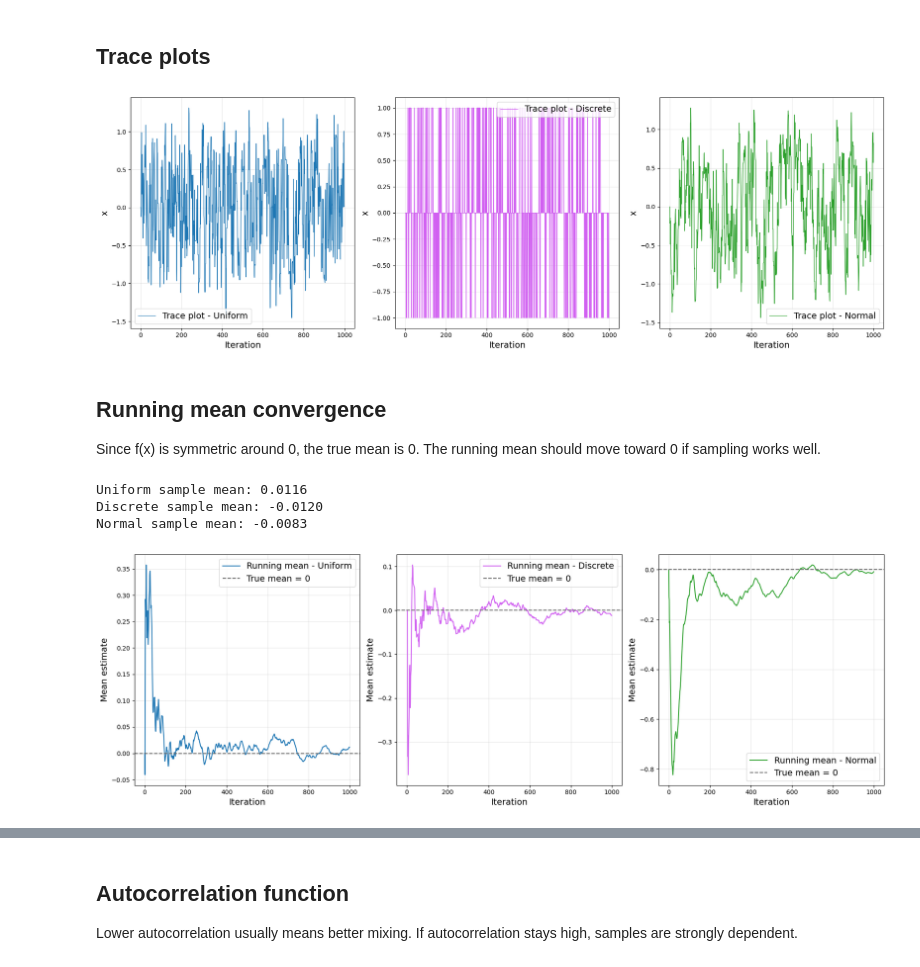
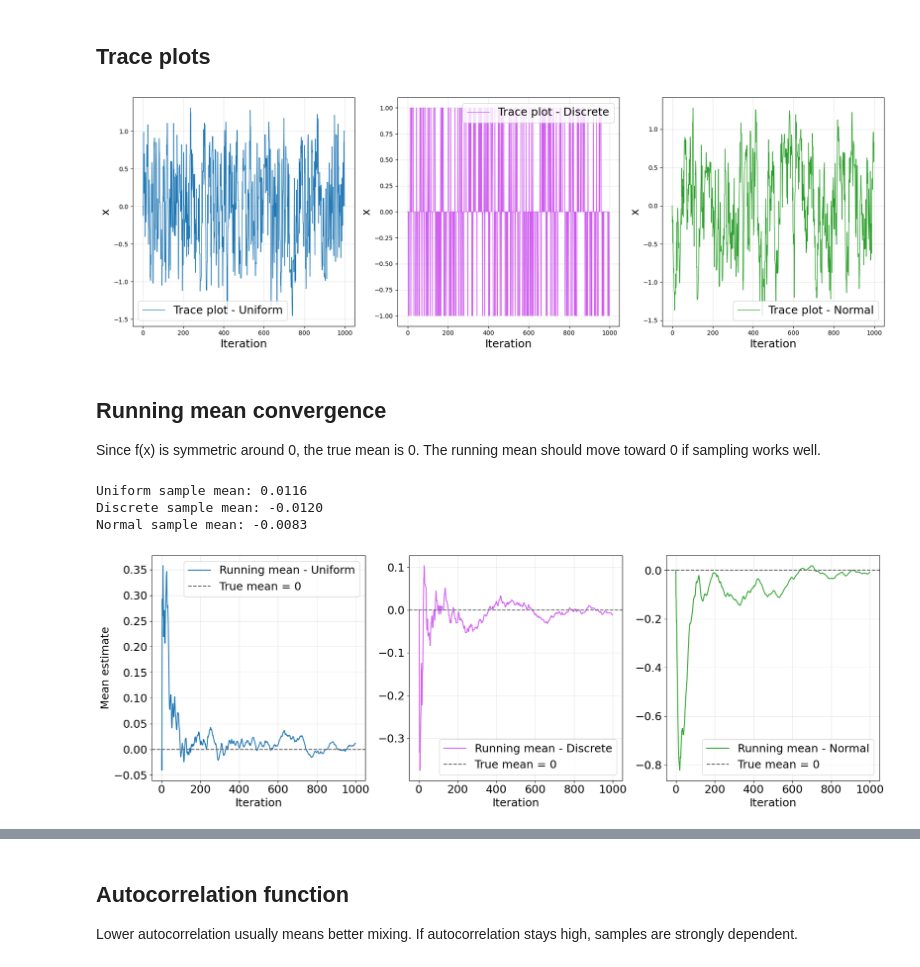
Before and after one commit to wakeupat4am/MATH4010--Advanced-Prob-Stat----Final-Project, a Jupyter notebook: Problem & Visualization/Problem 2/Problem_2.ipynb, the cells around one changed output, grey strips where cells are left out. Saved outputs shown, nothing was run; the diff lists cells and outputs as text; code cells hidden in the pictures.

Commit message:
Updated Q2 figures

```diff
--- a/Problem & Visualization/Problem 2/Problem_2.ipynb
+++ b/Problem & Visualization/Problem 2/Problem_2.ipynb
@@ -7,10 +7,10 @@ import numpy as np
 import pandas as pd
 from scipy.integrate import quad
 
-TITLE_SIZE = 20
-LABEL_SIZE = 14
-TICK_SIZE = 14
-LEGEND_SIZE = 14
+TITLE_SIZE = 24
+LABEL_SIZE = 18
+TICK_SIZE = 18
+LEGEND_SIZE = 18
 
 UNIFORM_COLOR = "#1f77b4"
 DISCRETE_COLOR = "#d160f1"
@@ -331,33 +321,35 @@ plt.tight_layout()
 plt.savefig(f"../../Figures/trace_plot_2c", dpi=300)
 plt.show()
 # %% [output]
-[figure, old version]
+[figure, new version]
 # %% [markdown]
 ## Running mean convergence
 Since f(x) is symmetric around 0, the true mean is 0. The running mean should move toward 0 if sampling works well.
 # %%
 fig, axes = plt.subplots(1, 3, figsize=(18, 6))
+
+axes[0].set_ylabel("Mean estimate", fontsize = LABEL_SIZE)
 
 for ax, (proposal_name, result) in zip(axes, metropolis_results.items()):
 
     samples = result["samples"]
     running_mean = np.cumsum(samples) / np.arange(1, len(samples) + 1)
 
     ax.plot(running_mean, linewidth=1.5, color=PROPOSAL_COLORS[proposal_name], label=f"Running mean - {proposal_name}")
     ax.axhline(0, linestyle="--", linewidth=1.5, color="#666666", label="True mean = 0")
 
     ax.set_xlabel("Iteration", fontsize = LABEL_SIZE)
-    ax.set_ylabel("Mean estimate", fontsize = LABEL_SIZE)
     ax.grid(True, alpha=0.3)
     ax.legend(fontsize=LEGEND_SIZE)
+    ax.tick_params(axis='both', labelsize=TICK_SIZE)
     sample_mean = np.mean(samples)
     print(f"{proposal_name} sample mean: {sample_mean:.4f}")
 
 plt.tight_layout()
 plt.savefig(f"../../Figures/running_mean_2c", dpi=300)
 plt.show()
 # %% [output]
 Uniform sample mean: 0.0116
 Discrete sample mean: -0.0120
 Normal sample mean: -0.0083
-[figure, old version]
+[figure, new version]
```
Also changed, not shown: parts of 10 cells of this notebook, 14 other files.
